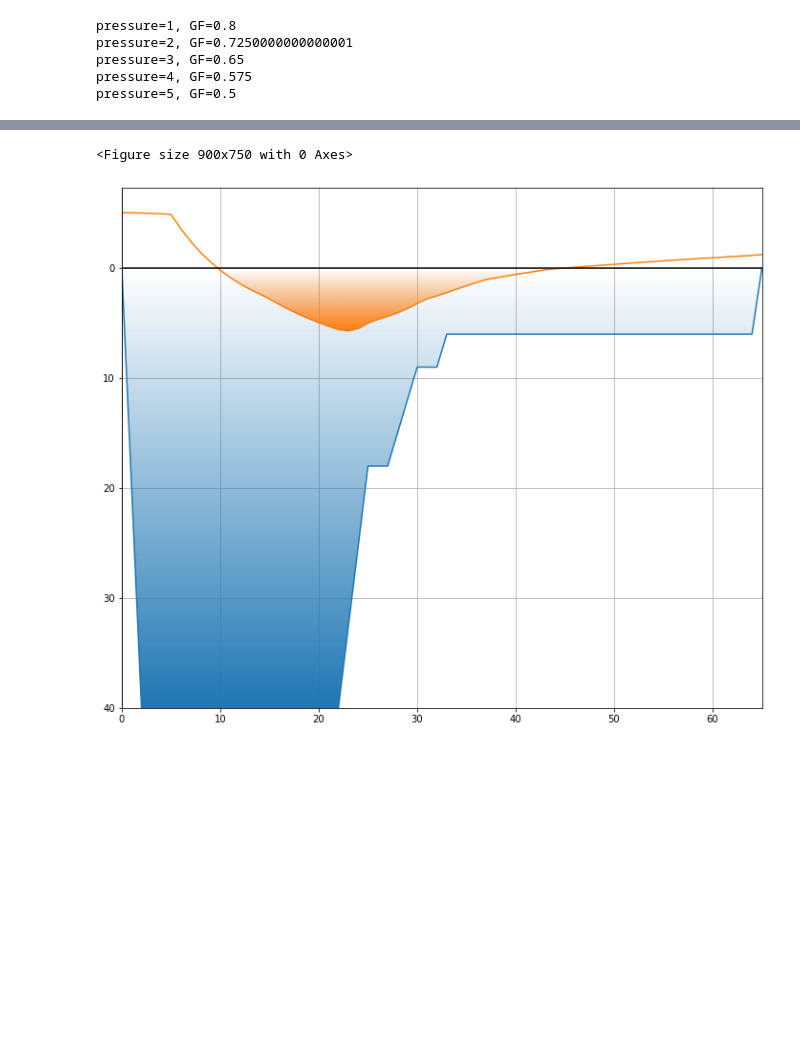
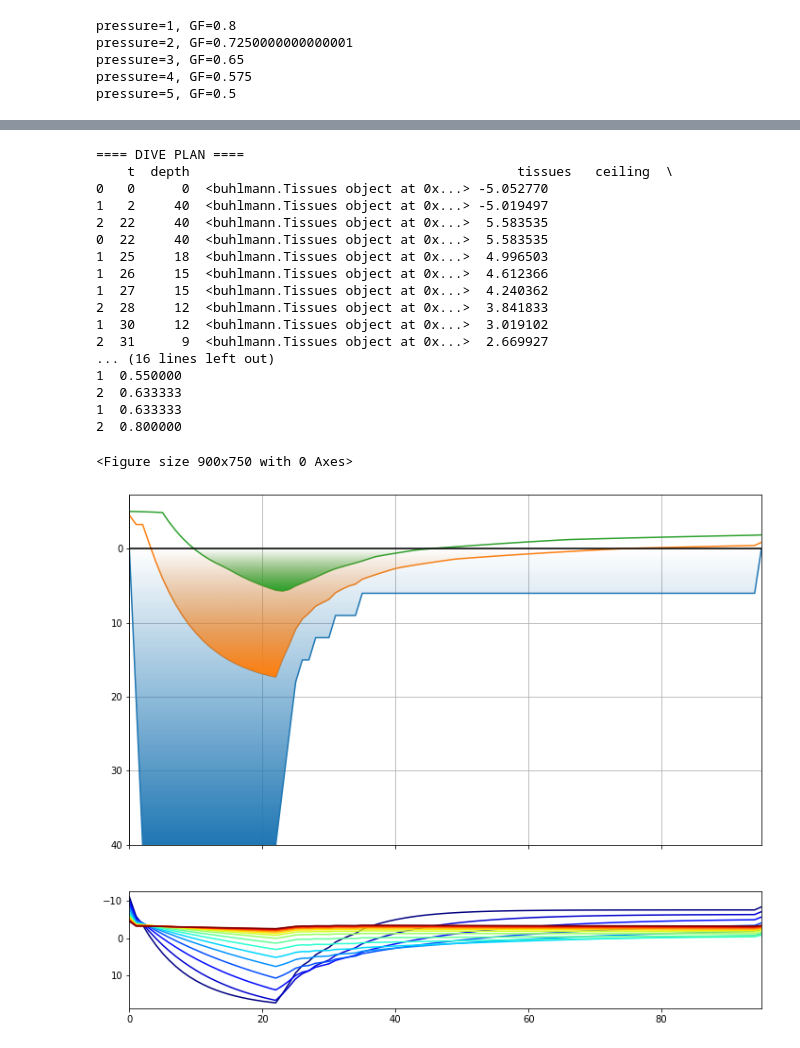
Before and after one commit to BlueTrin/diving_decompression, a Jupyter notebook: gradient_factors.ipynb, the cells around one changed output, grey strips where cells are left out. Cells and saved outputs as stored; diff of their text form; code cells hidden in the pictures; blank space fills up the shorter version.

Commit message:
Display GF=1 curve and real GF curve Display all tissues compartments

```diff
--- a/gradient_factors.ipynb
+++ b/gradient_factors.ipynb
@@ -53,7 +56,7 @@ Between these points, we interpolate linearly the $GF$.
 
 To make it easier, we will just encapsulate this in a class.
 # %%
-class GradientFactors:
+class GradientFactorsNB:
     def __init__(self, gf_lo, pamb_lo, gf_hi, pamb_hi=1):
         """
         :param gf_lo: gradient factor for first stop, usually between 0 and 1
@@ -71,7 +74,7 @@ class GradientFactors:
                (self.gf_hi - self.gf_lo) / (self.pamb_hi - self.pamb_lo) \
                * (pamb - self.pamb_lo)
 
-gf = GradientFactors(0.5, 5, 0.8)
+gf = GradientFactorsNB(0.5, 5, 0.8)
 for p in range(1, 6):
     print("pressure={}, GF={}".format(p, gf.gf(p)))
 # %% [output]
@@ -85,6 +88,6 @@ we have a parameter to find stops with gradient factors
 # %%
 import pandas as pd
-from buhlmann import Gas, Tissues, run_dive, get_stops_to_surface
+from buhlmann import Gas, Tissues, run_dive, get_stops_to_surface, depth_to_pressure, GradientFactors, ceiling_pressure_by_tissue, pressure_to_depth
 gas = Gas(n2_pc=0.79, he_pc=0.0)
 initial_tissues = Tissues()
 dive_plan = pd.DataFrame([
@@ -104,42 +107,91 @@ run_stops = get_stops_to_surface(
     current_tissues,
     current_depth,
     gas,
     max_ascent_rate,
     gf_lo=gf_lo,
     gf_hi=gf_hi,
 )
-run_stops['t'] += run_dive_plan.iloc[-1]['t']
+# print(run_stops)
+depth_first_stop = run_dive_plan.iloc[-1]['depth']
+t_first_stop = run_dive_plan.iloc[-1]['t']
+run_stops['t'] += t_first_stop
 run_dive_plan = run_dive_plan.append(run_stops)
+print("==== DIVE PLAN ====\n{}".format(run_dive_plan))
+# run with GF 1
+dive_data = run_dive(
+    run_dive_plan,
+    initial_tissues,
+    gas,
+    resolution=1,
+    gf=GradientFactors(1, depth_to_pressure(depth_first_stop), 1, depth_to_pressure(0), t_first_stop)
+)
+gf1_ceiling = dive_data['ceiling']
 
-# print(run_dive_plan)
-dive_data = run_dive(run_dive_plan, initial_tissues, gas, resolution=1)
+dive_data = run_dive(
+    run_dive_plan,
+    initial_tissues,
+    gas,
+    resolution=1,
+    gf=GradientFactors(gf_lo, depth_to_pressure(depth_first_stop), gf_hi, depth_to_pressure(0), t_first_stop)
+)
 # print(dive_data)
-
+all_tissues_data = pd.DataFrame(
+    [ list(pressure_to_depth(ceiling_pressure_by_tissue(r.tissues, r.gf))) for r in dive_data.itertuples()],
+    columns=['tissue{}'.format(n) for n in range(16)]
+)
 from matplotlib.patches import Polygon
 import matplotlib.colors as mcolors
 
 from dive_plan_graph import gradient_fill
 
 
 %matplotlib inline
 import math
 import numpy as np
 from matplotlib import pyplot as plt
 t = np.linspace(0, 2*math.pi, 800)
 a = np.sin(t)
 plt.figure(figsize=(12, 10), dpi=75)
 # plt.plot(dive_data['t'], dive_data['depth'], 'r')
 # plt.plot(dive_data['t'], dive_data['ceiling'], 'b')
-fig, ax = plt.subplots(figsize=(12,10))
-gradient_fill(dive_data['t'], dive_data['depth'], ax=ax)
-gradient_fill(dive_data['t'], dive_data['ceiling'], ax=ax)
+fig, axes = plt.subplots(nrows=2,figsize=(12,10),sharex="all", gridspec_kw={'height_ratios': [3, 1]})
+ax1 = axes[0]
+gradient_fill(dive_data['t'], dive_data['depth'], ax=ax1)
+gradient_fill(dive_data['t'], dive_data['ceiling'], ax=ax1)
+gradient_fill(dive_data['t'], gf1_ceiling, ax=ax1)
+ax1.invert_yaxis()
 plt.gca().invert_yaxis()
 # ax.set_aspect('equal')
-ax.grid(True, which='both')
+ax1.grid(True, which='both')
+ax1.axhline(y=0, color='k')
+ax1.axvline(x=0, color='k')
 
-ax.axhline(y=0, color='k')
-ax.axvline(x=0, color='k')
+# add the 16 tissues ceilings
+ax2 = axes[1]
+n = 16
+ax2.set_prop_cycle('color',[plt.cm.jet(i) for i in np.linspace(0, 1, n)])
+
+for i in range(16):
+    ax2.plot(dive_data['t'], all_tissues_data['tissue{}'.format(i)])
+
 plt.show()
 # %% [output]
-<Figure size 900x750 with 0 Axes>
+==== DIVE PLAN ====
+    t  depth                                          tissues   ceiling  \
+0   0      0  <buhlmann.Tissues object at 0x...> -5.052770
+1   2     40  <buhlmann.Tissues object at 0x...> -5.019497
+2  22     40  <buhlmann.Tissues object at 0x...>  5.583535
+0  22     40  <buhlmann.Tissues object at 0x...>  5.583535
+1  25     18  <buhlmann.Tissues object at 0x...>  4.996503
+1  26     15  <buhlmann.Tissues object at 0x...>  4.612366
+1  27     15  <buhlmann.Tissues object at 0x...>  4.240362
+2  28     12  <buhlmann.Tissues object at 0x...>  3.841833
+1  30     12  <buhlmann.Tissues object at 0x...>  3.019102
+2  31      9  <buhlmann.Tissues object at 0x...>  2.669927
+... (16 lines left out)
+1  0.550000
+2  0.633333
+1  0.633333
+2  0.800000
+<Figure size 900x750 with 0 Axes>
-[figure, old version]
+[figure, new version]
```
Also changed, not shown: parts of 3 cells of this notebook, 3 other files.
